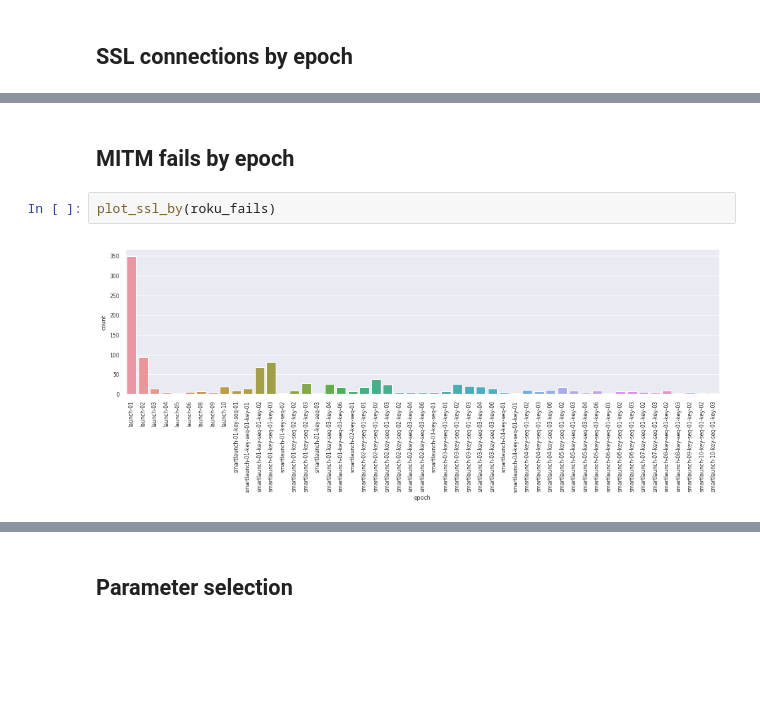
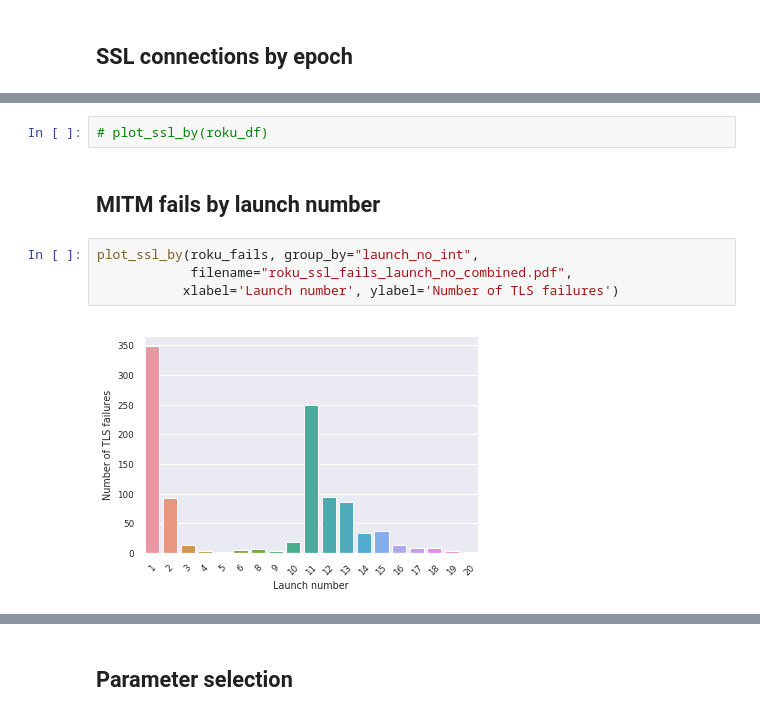
Before and after one commit to citp/ott-tracking, a Jupyter notebook: src/analysis/notebooks/MITM-Warmup-Param-Search.ipynb, the cells around one changed output, grey strips where cells are left out. Saved outputs shown, nothing was run; the diff lists cells and outputs as text; blank space fills up the shorter version.

```diff
--- a/src/analysis/notebooks/MITM-Warmup-Param-Search.ipynb
+++ b/src/analysis/notebooks/MITM-Warmup-Param-Search.ipynb
@@ -153,6 +156,10 @@ plot_ssl_by(roku_df)
+# %%
+# plot_ssl_by(roku_df)
 # %% [markdown]
-## MITM fails by epoch
+## MITM fails by launch number
-# %%
-plot_ssl_by(roku_fails)
-# %% [output]
-[figure, removed]
+# %%
+plot_ssl_by(roku_fails, group_by="launch_no_int",
+            filename="roku_ssl_fails_launch_no_combined.pdf",
+           xlabel='Launch number', ylabel='Number of TLS failures')
+# %% [output]
+[figure, added]
```
Also changed, not shown: parts of 15 cells of this notebook.
